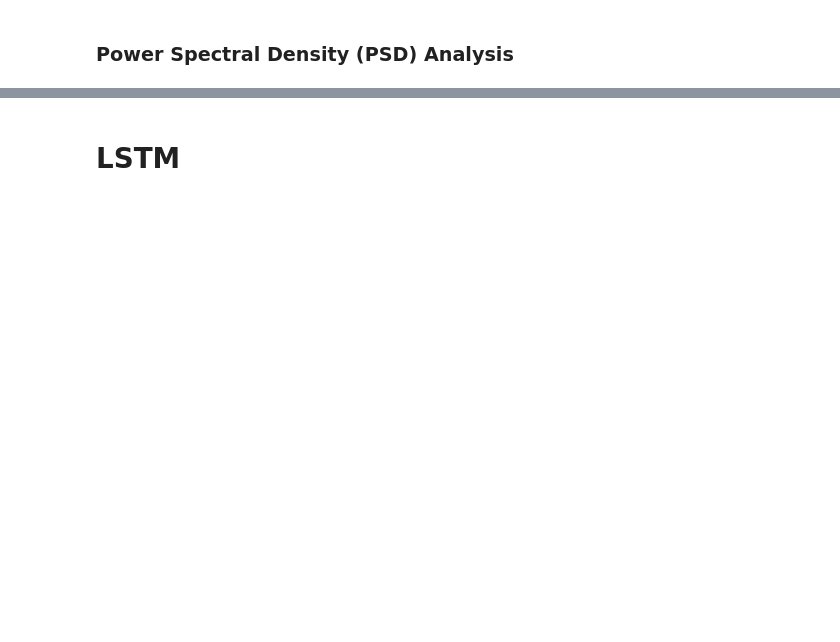
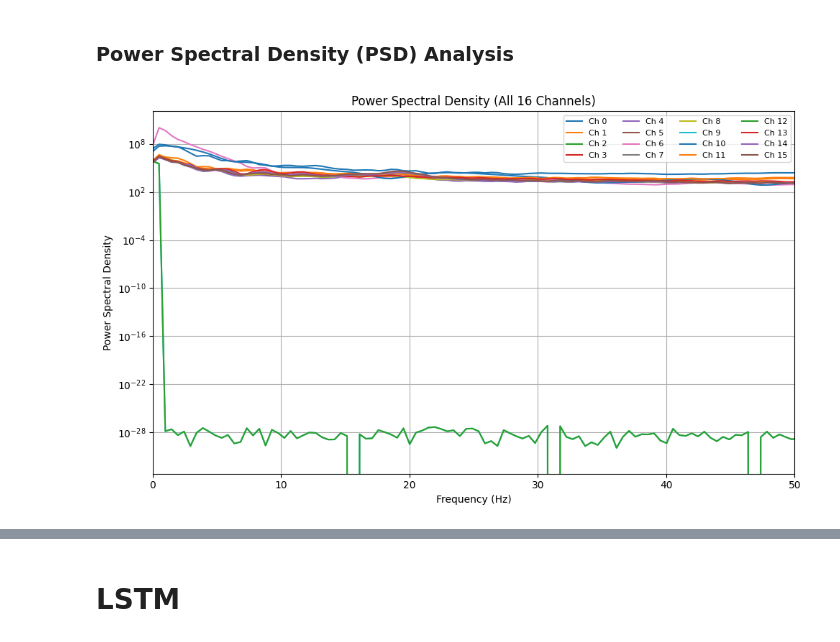
Before and after one commit to StavanGandhi30/BCI_UR3, a Jupyter notebook: EEG_Classification.ipynb, the cells around one changed output, grey strips where cells are left out. Cells and saved outputs as stored; diff of their text form; code cells hidden in the pictures; blank space fills up the shorter version.

```diff
--- a/EEG_Classification.ipynb
+++ b/EEG_Classification.ipynb
@@ -93,8 +94,10 @@ def plot_psd(df):
 # %%
 # Left channels
 
-left_channels = pd.read_csv("/content/drive/MyDrive/OpenBCI/left/left_2025-07-15_13:20:42.csv")
+left_channels = pd.read_csv("/content/drive/MyDrive/OpenBCI/left/left_2025-07-30_17:57:49.csv")
 plot_psd(left_channels)
+# %% [output]
+[figure, added]
 # %%
 # Right channels
 
```
Also changed, not shown: parts of 23 cells of this notebook.
